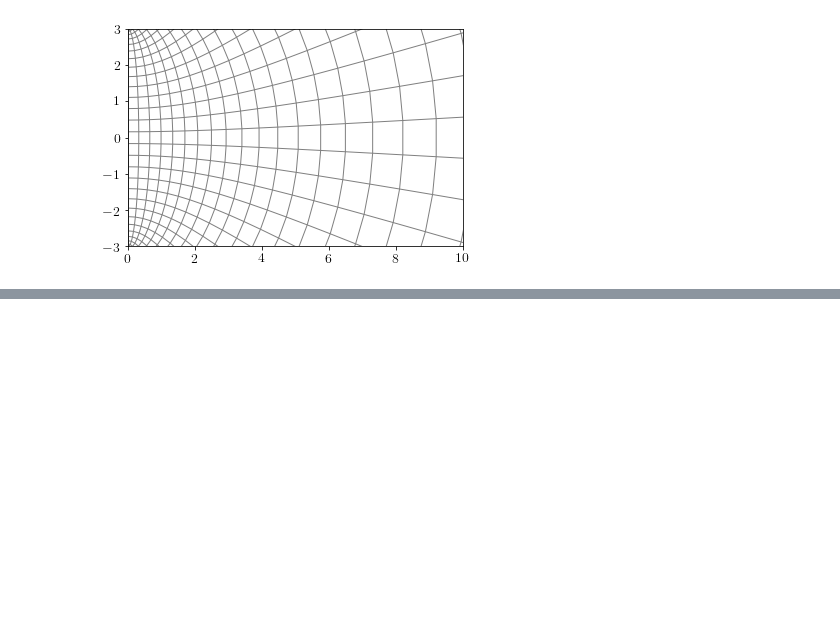
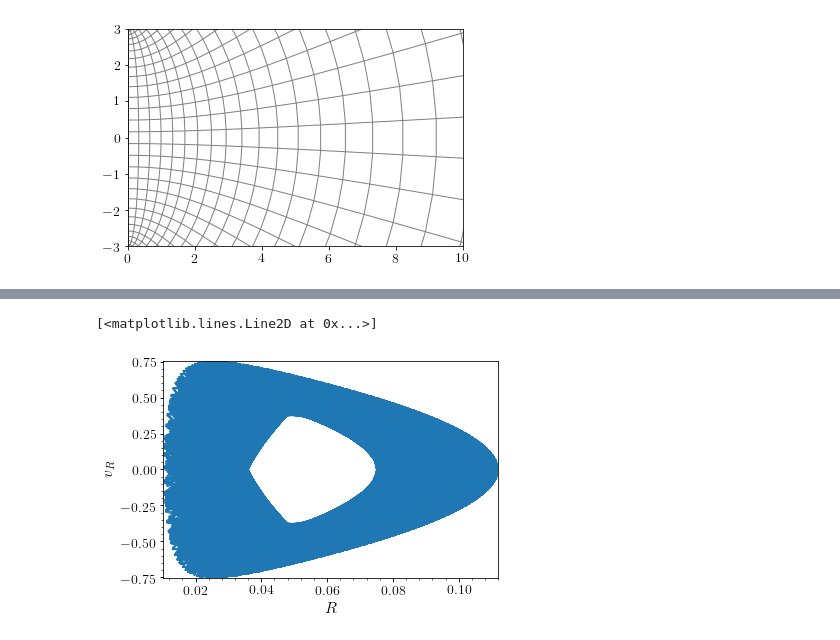
Before and after one commit to jmackereth/orbit-estimation, a Jupyter notebook: py/orbit-estimation.ipynb, the cells around one changed output, grey strips where cells are left out. Drawn from its saved outputs; the diff is of its cells as text; code cells hidden in the pictures; blank space fills up the shorter version.

```diff
--- a/py/orbit-estimation.ipynb
+++ b/py/orbit-estimation.ipynb
@@ -226,0 +262,5 @@ plt.ylim(-3.,3)
+# %%
+o.plot(d1='R', d2='vR')
+# %% [output]
+[<matplotlib.lines.Line2D at 0x...>]
+[figure, added]
```
Also changed, not shown: parts of 9 cells of this notebook, 12 other files.
